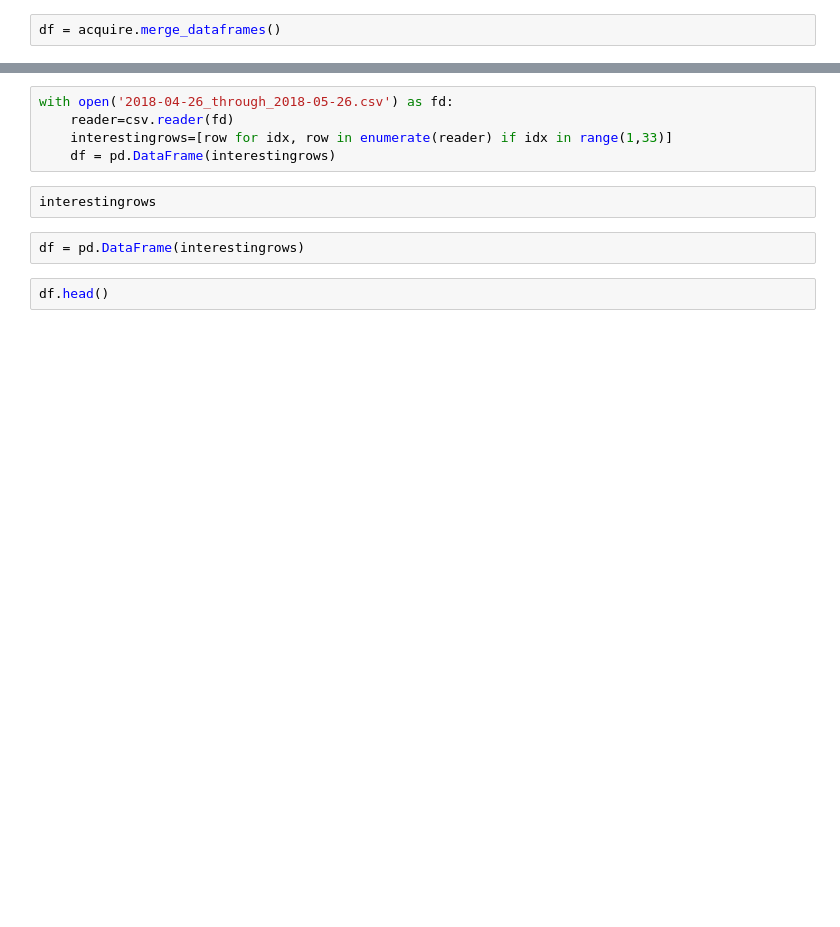
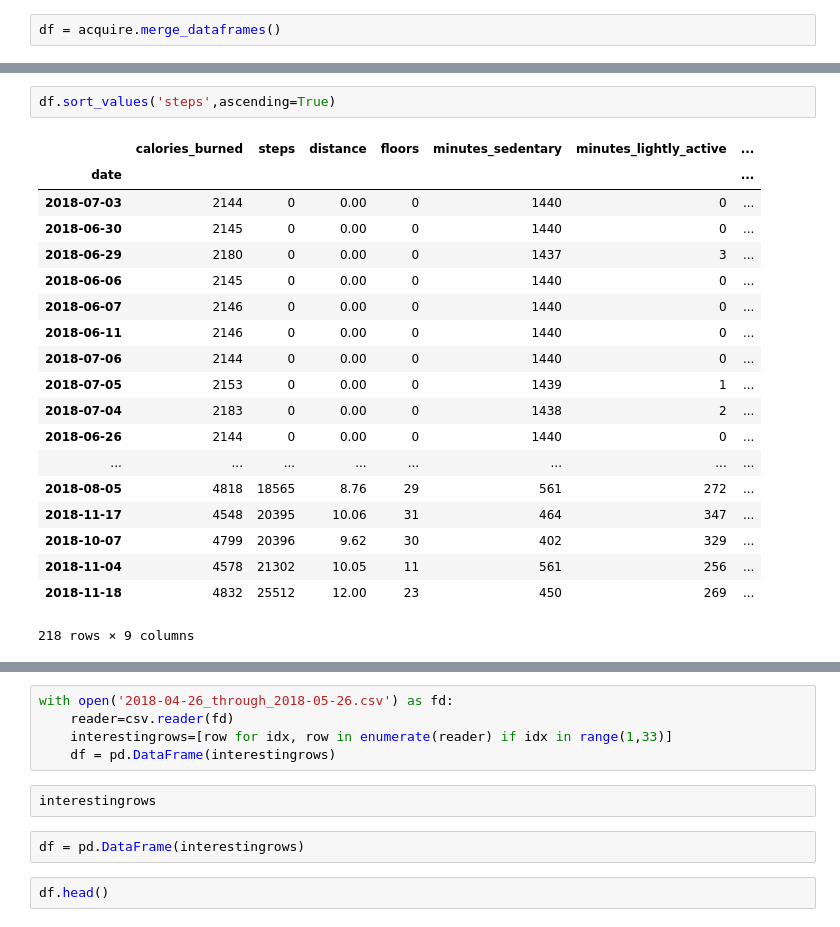
Before and after one commit to time-series-project-ncj/time_series_proj, a Jupyter notebook: time-series-project-ncj.ipynb, the cells around one changed output, grey strips where cells are left out. Drawn from its saved outputs; the diff is of its cells as text; blank space fills up the shorter version.

```diff
--- a/time-series-project-ncj.ipynb
+++ b/time-series-project-ncj.ipynb
@@ -45,0 +45,22 @@ dtype: object
+# %%
+df.sort_values('steps',ascending=True)
+# %% [output]
+|  | calories_burned | steps | distance | floors | minutes_sedentary | minutes_lightly_active | ... |
+| date |  |  |  |  |  |  | ... |
+| 2018-07-03 | 2144 | 0 | 0.00 | 0 | 1440 | 0 | ... |
+| 2018-06-30 | 2145 | 0 | 0.00 | 0 | 1440 | 0 | ... |
+| 2018-06-29 | 2180 | 0 | 0.00 | 0 | 1437 | 3 | ... |
+| 2018-06-06 | 2145 | 0 | 0.00 | 0 | 1440 | 0 | ... |
+| 2018-06-07 | 2146 | 0 | 0.00 | 0 | 1440 | 0 | ... |
+| 2018-06-11 | 2146 | 0 | 0.00 | 0 | 1440 | 0 | ... |
+| 2018-07-06 | 2144 | 0 | 0.00 | 0 | 1440 | 0 | ... |
+| 2018-07-05 | 2153 | 0 | 0.00 | 0 | 1439 | 1 | ... |
+| 2018-07-04 | 2183 | 0 | 0.00 | 0 | 1438 | 2 | ... |
+| 2018-06-26 | 2144 | 0 | 0.00 | 0 | 1440 | 0 | ... |
+| ... | ... | ... | ... | ... | ... | ... | ... |
+| 2018-08-05 | 4818 | 18565 | 8.76 | 29 | 561 | 272 | ... |
+| 2018-11-17 | 4548 | 20395 | 10.06 | 31 | 464 | 347 | ... |
+| 2018-10-07 | 4799 | 20396 | 9.62 | 30 | 402 | 329 | ... |
+| 2018-11-04 | 4578 | 21302 | 10.05 | 11 | 561 | 256 | ... |
+| 2018-11-18 | 4832 | 25512 | 12.00 | 23 | 450 | 269 | ... |
+218 rows × 9 columns
```
Also changed, not shown: parts of 13 cells of this notebook.
